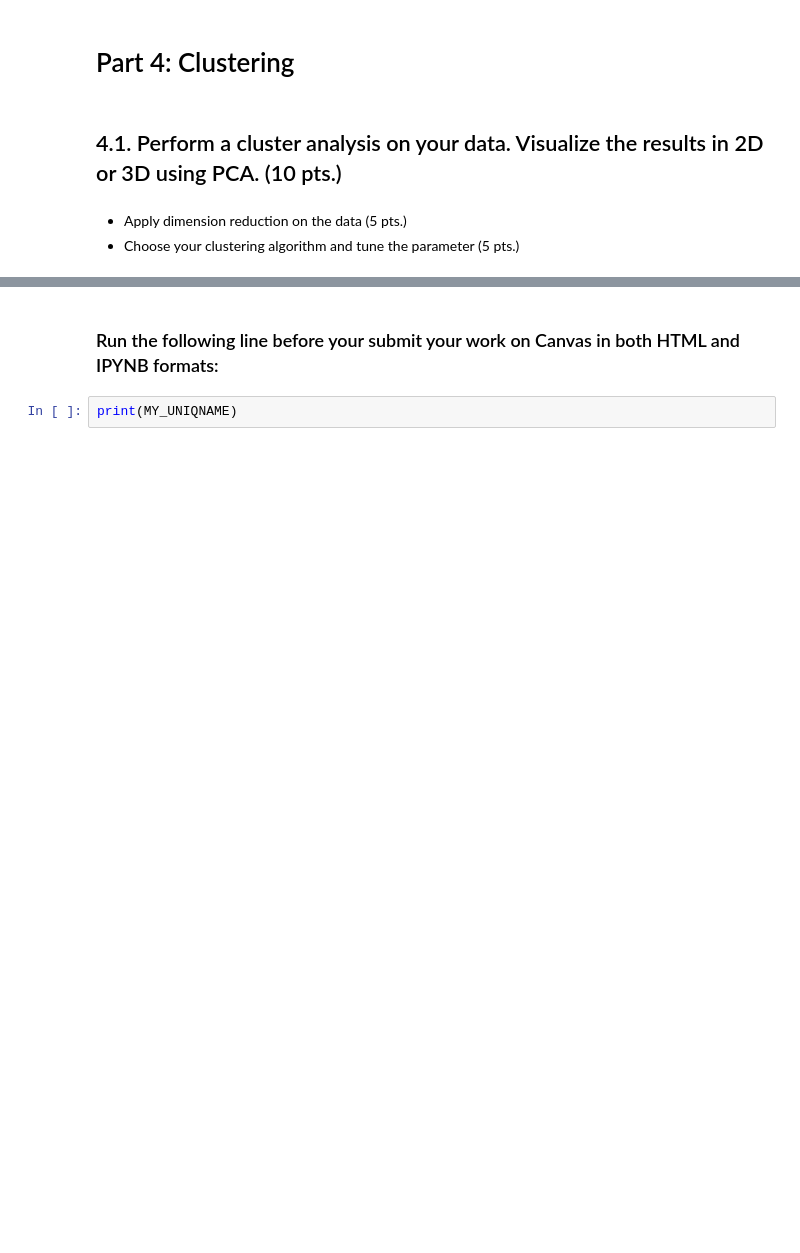
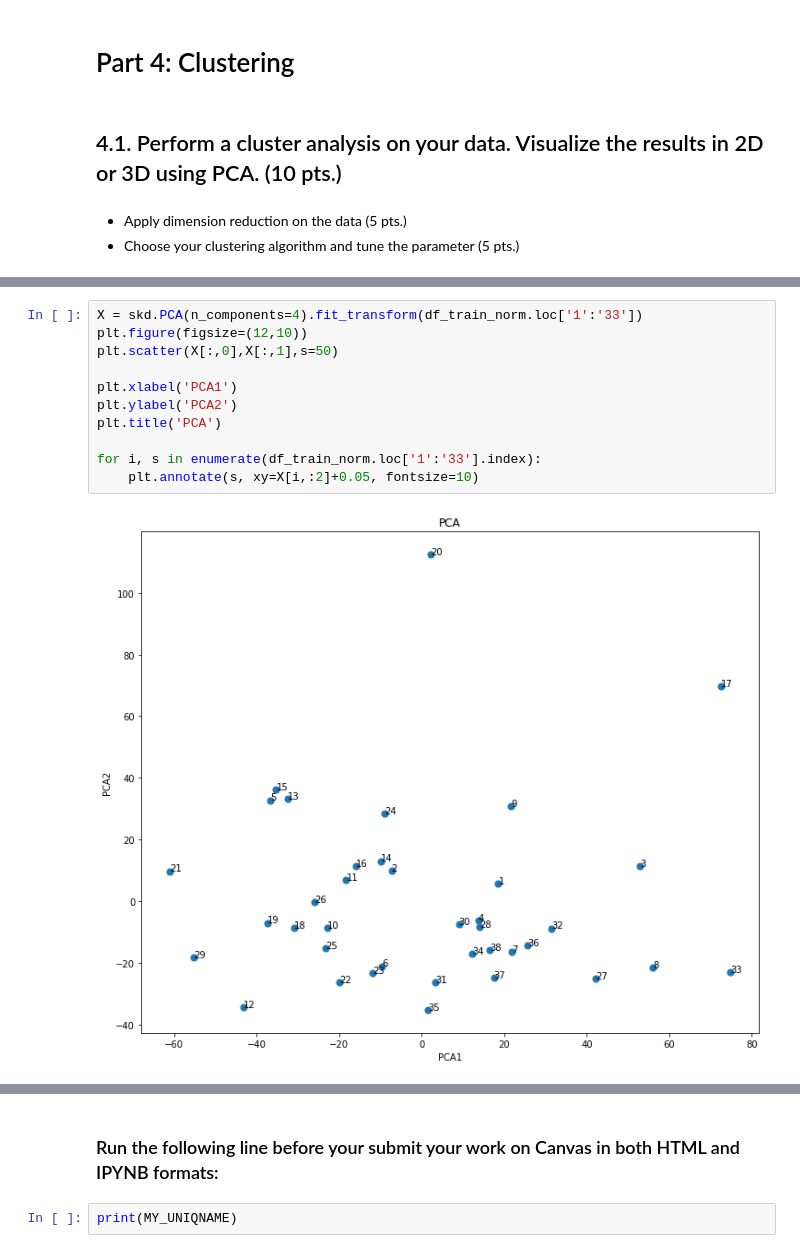
Before and after one commit to tengdann/si618, a Jupyter notebook: 618_HW8.ipynb, the cells around one changed output, grey strips where cells are left out. Cells and saved outputs as stored; diff of their text form; blank space fills up the shorter version.

```diff
--- a/618_HW8.ipynb
+++ b/618_HW8.ipynb
@@ -282,0 +304,13 @@ __(YOUR INTERPRETATION HERE)__
+# %%
+X = skd.PCA(n_components=4).fit_transform(df_train_norm.loc['1':'33'])
+plt.figure(figsize=(12,10))
+plt.scatter(X[:,0],X[:,1],s=50)
+
+plt.xlabel('PCA1')
+plt.ylabel('PCA2')
+plt.title('PCA')
+
+for i, s in enumerate(df_train_norm.loc['1':'33'].index):
+    plt.annotate(s, xy=X[i,:2]+0.05, fontsize=10)
+# %% [output]
+[figure, added]
```
Also changed, not shown: parts of 26 cells of this notebook.
